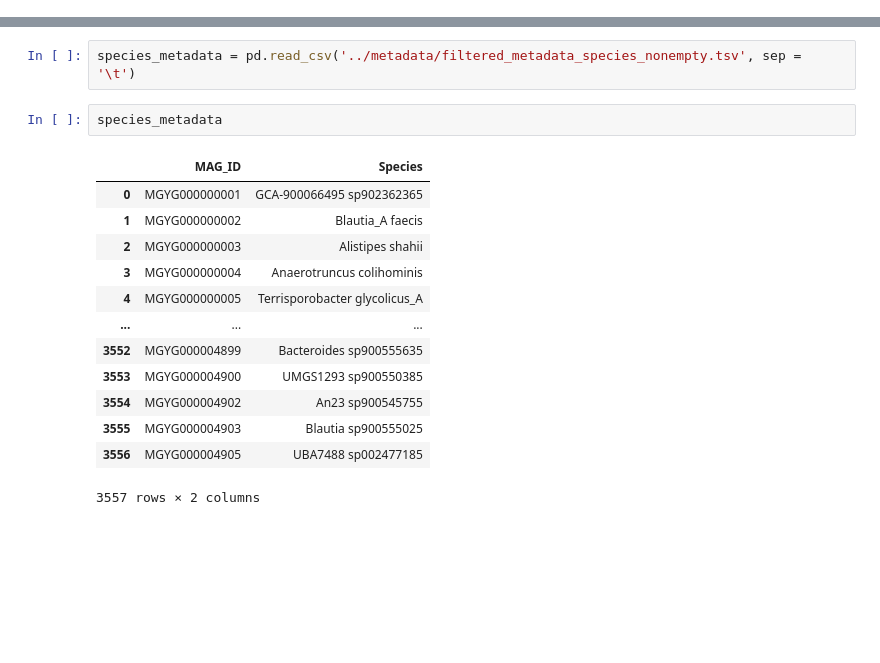
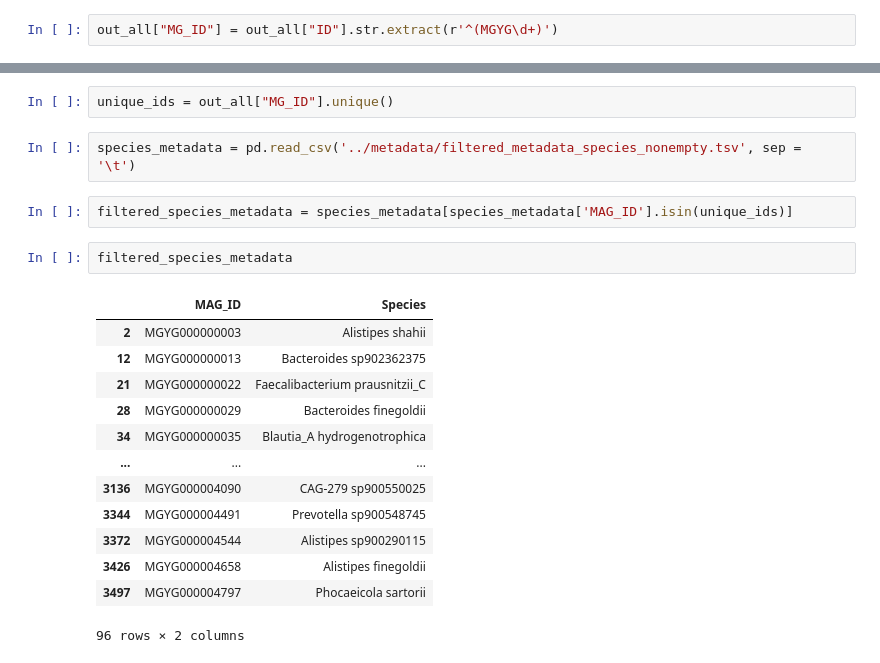
Before and after one commit to jindongmin/Inverton_analysis, a Jupyter notebook: jupyter_notebook/notebook.ipynb, the cells around one changed output, grey strips where cells are left out. Cells and saved outputs as stored; diff of their text form; blank space fills up the shorter version.

```diff
--- a/jupyter_notebook/notebook.ipynb
+++ b/jupyter_notebook/notebook.ipynb
@@ -70,3 +77,5 @@ out_all
 | 944 | MGYG000004797_72:20631-20647-2076... | 4 | 22 | 0.85 | 1 | 8 | 0.89 | SRR5935958 |
 | 945 | MGYG000004879_163:1423-1435-2039-... | 0 | 16 | 1.00 | 0 | 5 | 1.00 | SRR5946762 |
 946 rows × 8 columns
+# %%
+out_all["MG_ID"] = out_all["ID"].str.extract(r'^(MGYG\d+)')
@@ -73,18 +89,22 @@ out_all
+# %%
+unique_ids = out_all["MG_ID"].unique()
 # %%
 species_metadata = pd.read_csv('../metadata/filtered_metadata_species_nonempty.tsv', sep = '\t')
 # %%
-species_metadata
+filtered_species_metadata = species_metadata[species_metadata['MAG_ID'].isin(unique_ids)]
-# %% [output]
-|  | MAG_ID | Species |
-| 0 | MGYG000000001 | GCA-900066495 sp902362365 |
-| 1 | MGYG000000002 | Blautia_A faecis |
-| 2 | MGYG000000003 | Alistipes shahii |
-| 3 | MGYG000000004 | Anaerotruncus colihominis |
-| 4 | MGYG000000005 | Terrisporobacter glycolicus_A |
-| ... | ... | ... |
-| 3552 | MGYG000004899 | Bacteroides sp900555635 |
-| 3553 | MGYG000004900 | UMGS1293 sp900550385 |
-| 3554 | MGYG000004902 | An23 sp900545755 |
-| 3555 | MGYG000004903 | Blautia sp900555025 |
-| 3556 | MGYG000004905 | UBA7488 sp002477185 |
-3557 rows × 2 columns
+# %%
+filtered_species_metadata
+# %% [output]
+|  | MAG_ID | Species |
+| 2 | MGYG000000003 | Alistipes shahii |
+| 12 | MGYG000000013 | Bacteroides sp902362375 |
+| 21 | MGYG000000022 | Faecalibacterium prausnitzii_C |
+| 28 | MGYG000000029 | Bacteroides finegoldii |
+| 34 | MGYG000000035 | Blautia_A hydrogenotrophica |
+| ... | ... | ... |
+| 3136 | MGYG000004090 | CAG-279 sp900550025 |
+| 3344 | MGYG000004491 | Prevotella sp900548745 |
+| 3372 | MGYG000004544 | Alistipes sp900290115 |
+| 3426 | MGYG000004658 | Alistipes finegoldii |
+| 3497 | MGYG000004797 | Phocaeicola sartorii |
+96 rows × 2 columns
```
Also changed, not shown: parts of 2 cells of this notebook.
